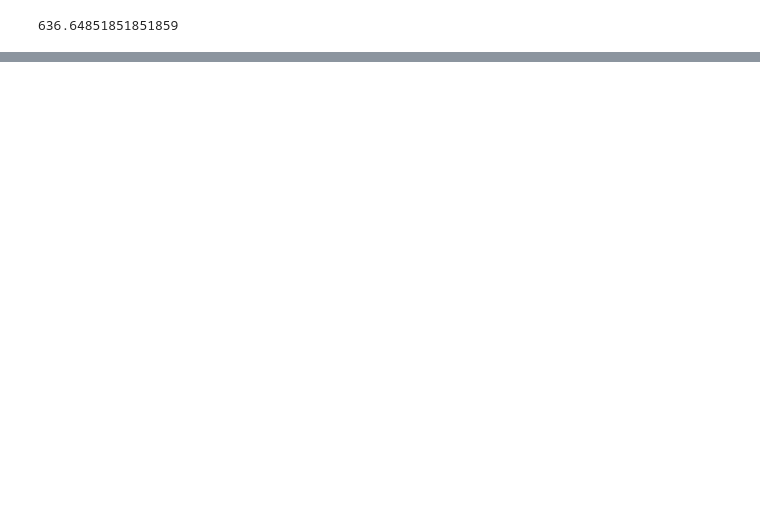
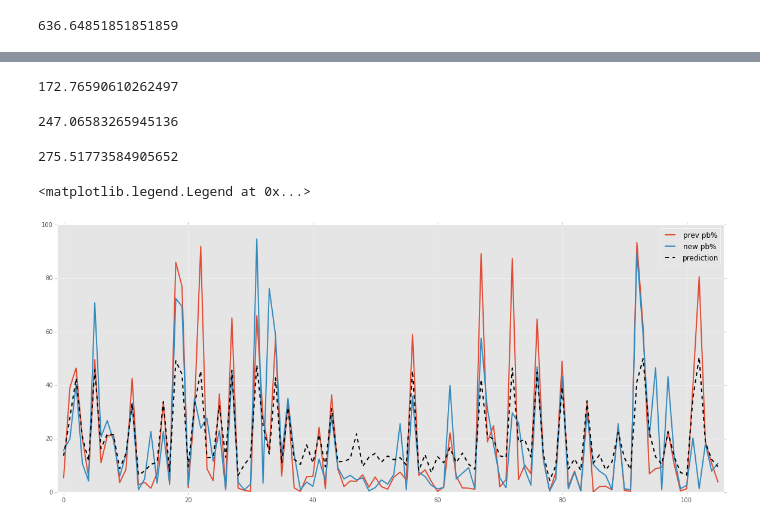
Before and after one commit to shime-saba/moba_balance_prediction, a Jupyter notebook: notebooks/model_building.ipynb, the cells around one changed output, grey strips where cells are left out. Cells and saved outputs as stored; diff of their text form; code cells hidden in the pictures; blank space fills up the shorter version.

```diff
--- a/notebooks/model_building.ipynb
+++ b/notebooks/model_building.ipynb
@@ -243,0 +429,6 @@ array([ 28.212,   6.608,  58.401,   4.486,  18.812,  39.234,  18.14 ,
+# %%
+rf = RandomForestRegressor(n_estimators=125, max_depth=3, min_samples_split=1, min_samples_leaf=10, max_features=1, bootstrap=True, random_state=0, n_jobs=-1)
+rf.fit(X_train, y_train)
+mean_squared_error(y_test, rf.predict(X_test))
+# %% [output]
+172.76590610262497
@@ -243,0 +437,42 @@ array([ 28.212,   6.608,  58.401,   4.486,  18.812,  39.234,  18.14 ,
+# %%
+for key, df in patch_draft_dfs.iteritems():
+    df = df.copy()
+    patch_draft_dfs[key] = add_features(df)
+df_686 = patch_draft_dfs.pop('6.86')
+df_no_686 = pd.concat(patch_draft_dfs, keys=None)
+# %%
+df_train = df_no_686.copy()
+df_train.drop(['hero', 'patch', 'text', 'text_no_abi', 'predictions', 'ratios', 'pick%',
+              'ban%', 'times_pb', 'prev_patch_allies', 'prev_patch_counters', 'avg_pred'], axis=1, inplace=True)
+df_train['prev_patch_pb%'] = df_test['prev_patch_pb%'].fillna(0)
+df_train['prev_patch_winrate'] = df_test['prev_patch_winrate'].fillna(0)
+y_train = df_train.pop('pb%').values
+X_train = df_train.values
+# %%
+df_test = df_686.copy()
+df_test.drop(['hero', 'patch', 'text', 'text_no_abi', 'predictions', 'ratios', 'pick%',
+              'ban%', 'times_pb', 'prev_patch_allies', 'prev_patch_counters', 'avg_pred'], axis=1, inplace=True)
+df_test['prev_patch_pb%'] = df_test['prev_patch_pb%'].fillna(0)
+df_test['prev_patch_winrate'] = df_test['prev_patch_winrate'].fillna(0)
+y_test = df_test.pop('pb%').values
+X_test = df_test.values
+# %%
+rf = RandomForestRegressor(n_estimators=100, n_jobs=-1, random_state=0)
+rf.fit(X_train, y_train)
+mean_squared_error(y_test, rf.predict(X_test))
+# %% [output]
+247.06583265945136
+# %%
+mean_squared_error(y_test, df_test['prev_patch_pb%'].values)
+# %% [output]
+275.51773584905652
+# %%
+plt.figure(figsize=(20, 8))
+plt.xlim(-1, len(y_test))
+plt.plot(range(len(y_test)), df_test['prev_patch_pb%'].values, linewidth=2, label="prev pb%")
+plt.plot(range(len(y_test)), y_test, linewidth=2, label='new pb%')
+plt.plot(range(len(y_test)), rf.predict(X_test), '--', linewidth=2, color='black', label='prediction')
+plt.legend()
+# %% [output]
+<matplotlib.legend.Legend at 0x...>
+[figure, added]
```
Also changed, not shown: parts of 60 cells of this notebook, 11 other files.
